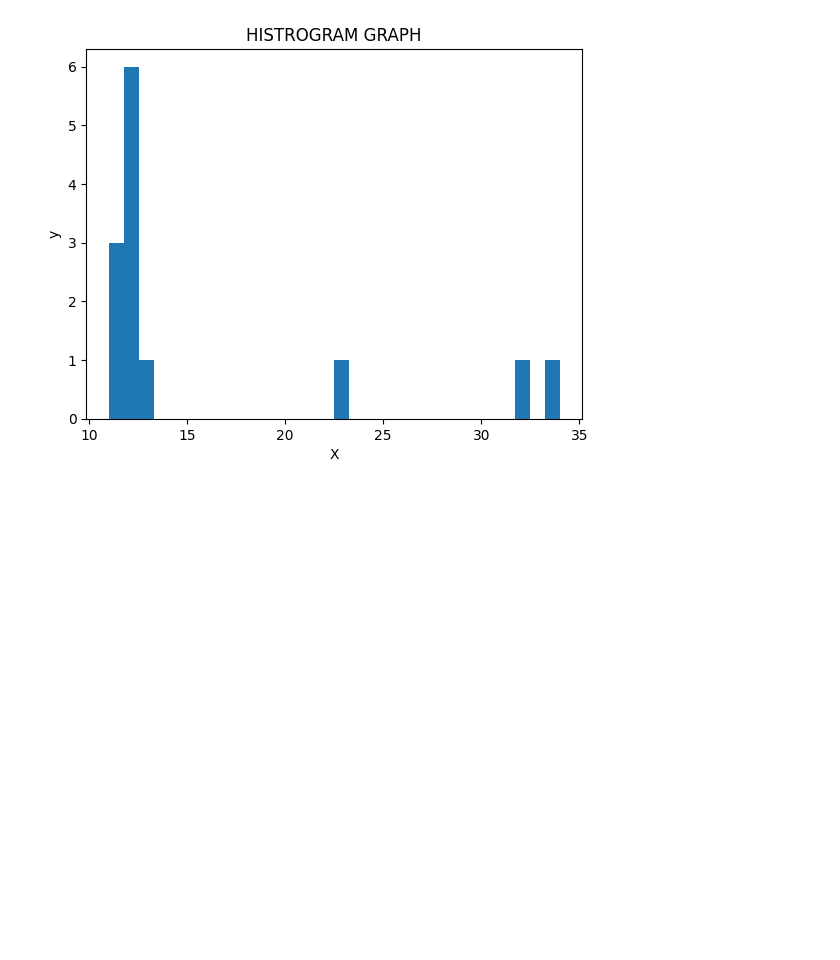
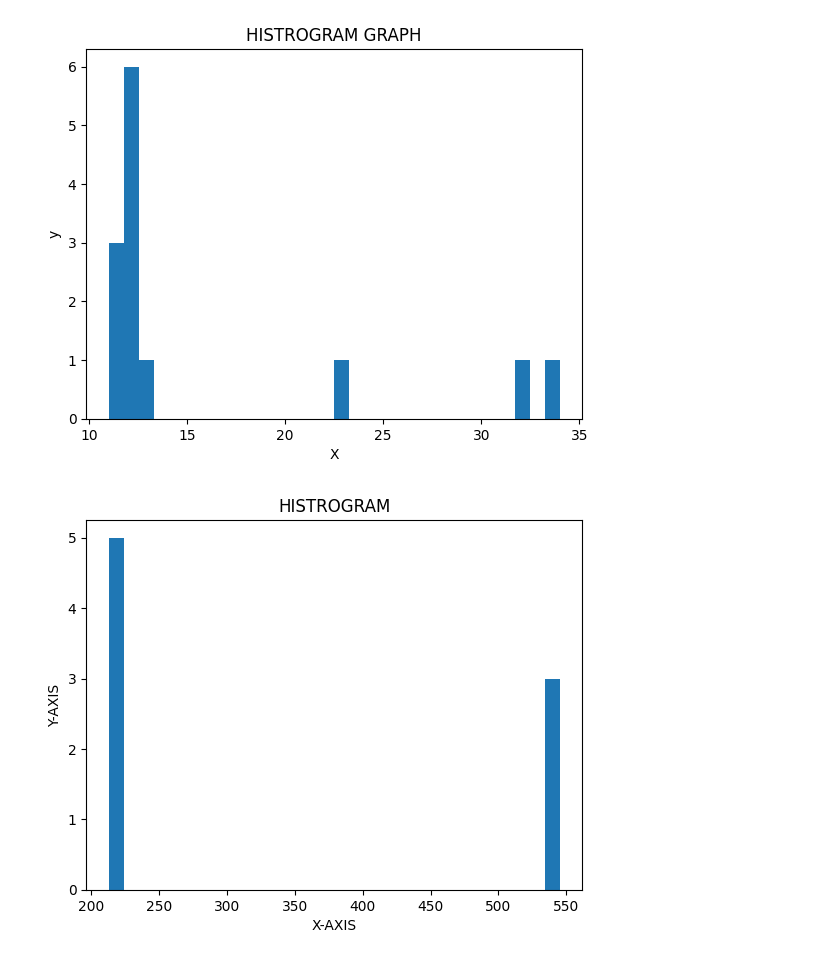
Before and after one commit to keerthimareedu3/keerthi, a Jupyter notebook: MATPLOTLIB.ipynb, the cells around one changed output. Cells and saved outputs as stored; diff of their text form; code cells hidden in the pictures; blank space fills up the shorter version.

```diff
--- a/MATPLOTLIB.ipynb
+++ b/MATPLOTLIB.ipynb
@@ -121,3 +121,13 @@ plt.hist(values,bins=30)
 plt.show()
 # %% [output]
 [figure]
+# %%
+import matplotlib.pyplot as plt
+data=[213,545,213,213,545,213,545,213]
+plt.xlabel("X-AXIS")
+plt.ylabel("Y-AXIS")
+plt.title("HISTROGRAM")
+plt.hist(data,bins=30)
+plt.show()
+# %% [output]
+[figure, added]
```
Also changed, not shown: parts of 5 cells of this notebook.
